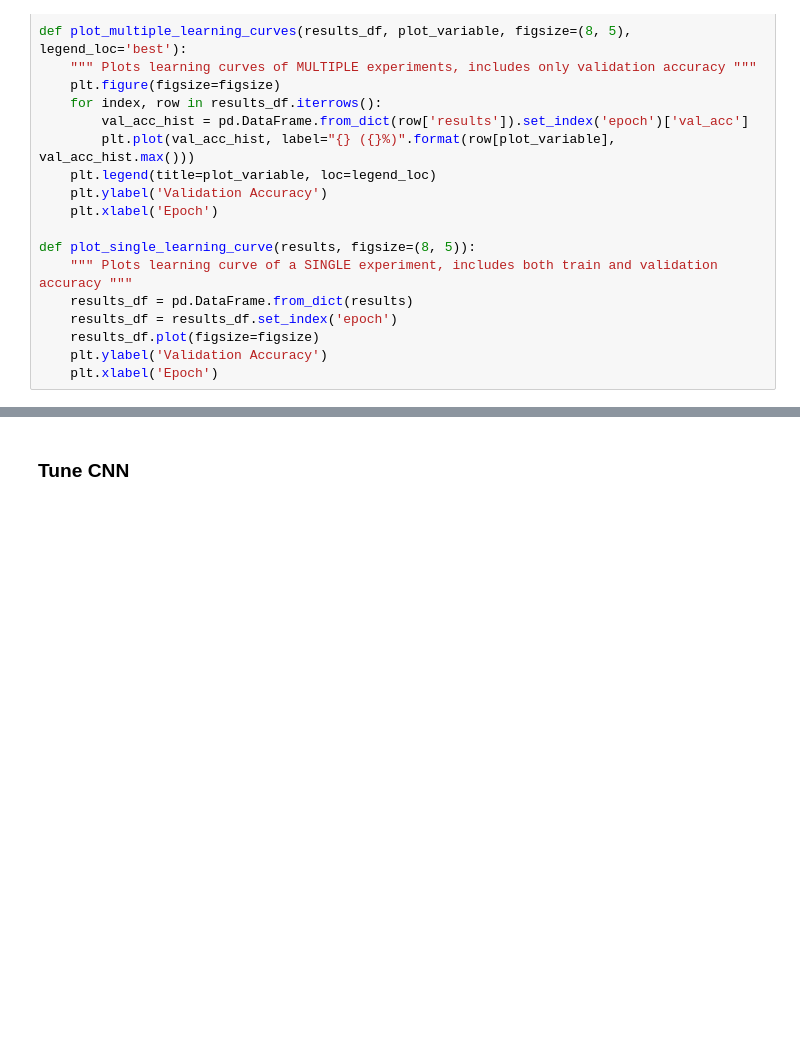
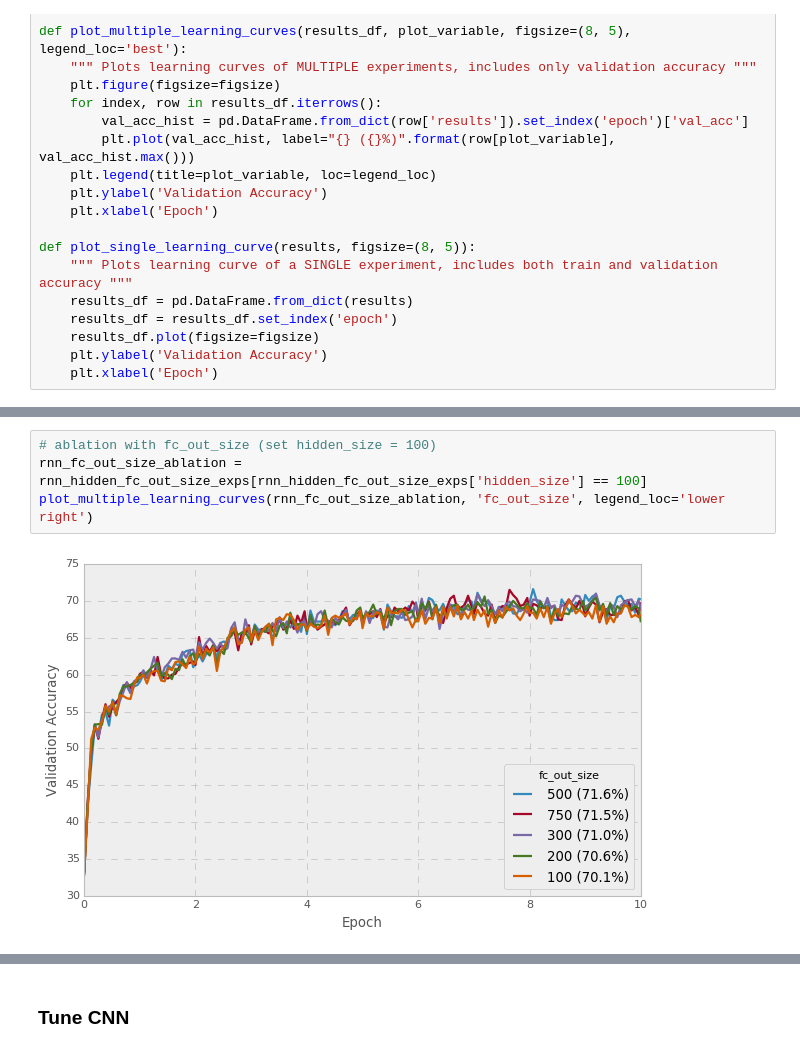
Before and after one commit to nyjgary/nlp-snli, a Jupyter notebook: nlp-snli.ipynb, the cells around one changed output, grey strips where cells are left out. Cells and saved outputs as stored; diff of their text form; blank space fills up the shorter version.

```diff
--- a/nlp-snli.ipynb
+++ b/nlp-snli.ipynb
@@ -617,0 +651,6 @@ pd.pivot_table(rnn_hidden_fc_out_size_exps, values='val_acc', index='fc_out_size
+# %%
+# ablation with fc_out_size (set hidden_size = 100)
+rnn_fc_out_size_ablation = rnn_hidden_fc_out_size_exps[rnn_hidden_fc_out_size_exps['hidden_size'] == 100]
+plot_multiple_learning_curves(rnn_fc_out_size_ablation, 'fc_out_size', legend_loc='lower right')
+# %% [output]
+[figure, added]
```
Also changed, not shown: parts of 35 cells of this notebook.
